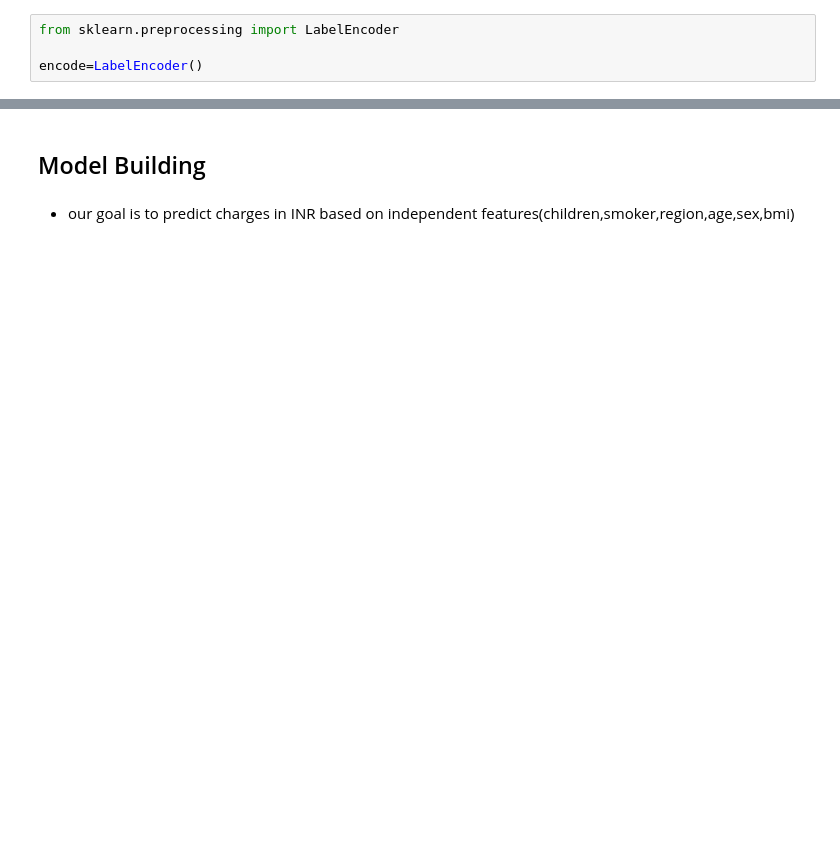
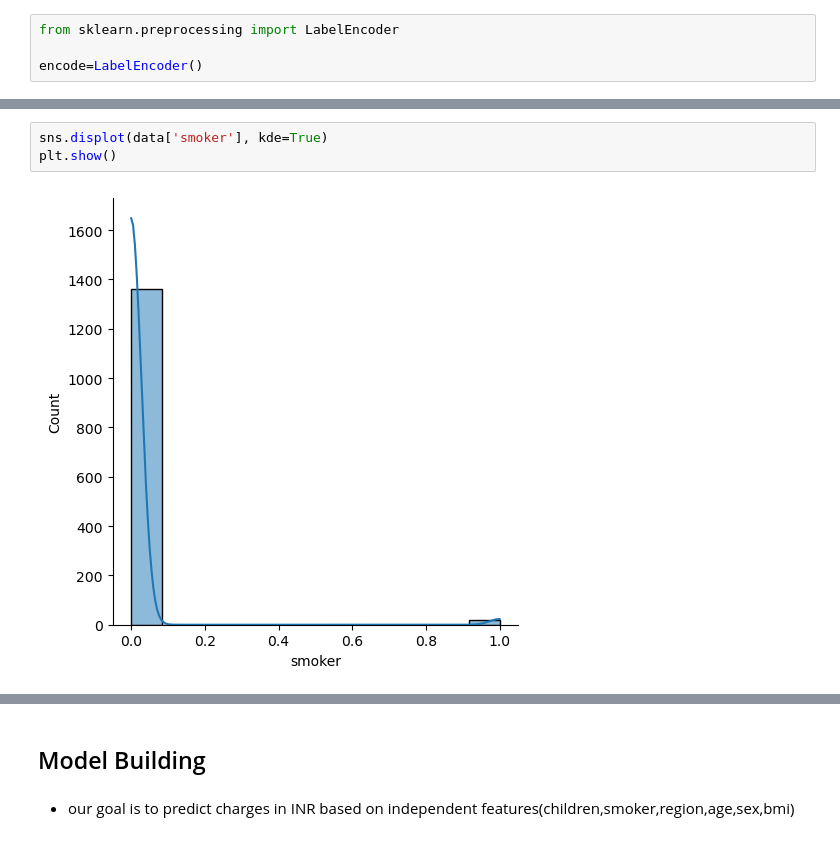
Before and after one commit to srinija0208/Medibuddy_assignment, a Jupyter notebook: research.ipynb, the cells around one changed output, grey strips where cells are left out. Saved outputs shown, nothing was run; the diff lists cells and outputs as text; blank space fills up the shorter version.

```diff
--- a/research.ipynb
+++ b/research.ipynb
@@ -408,0 +424,5 @@ data.tail()
+# %%
+sns.displot(data['smoker'], kde=True)
+plt.show()
+# %% [output]
+[figure, added]
```
Also changed, not shown: parts of 29 cells of this notebook.
